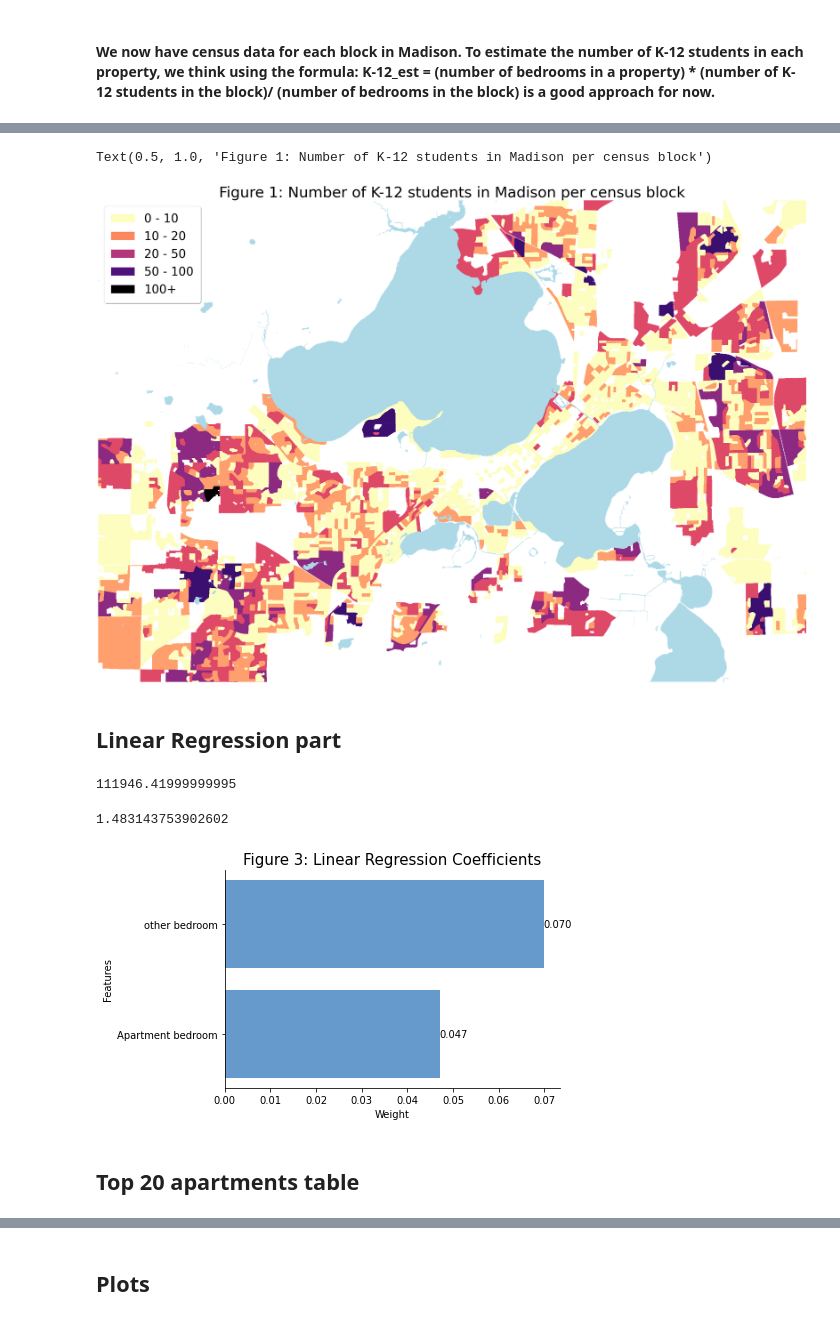
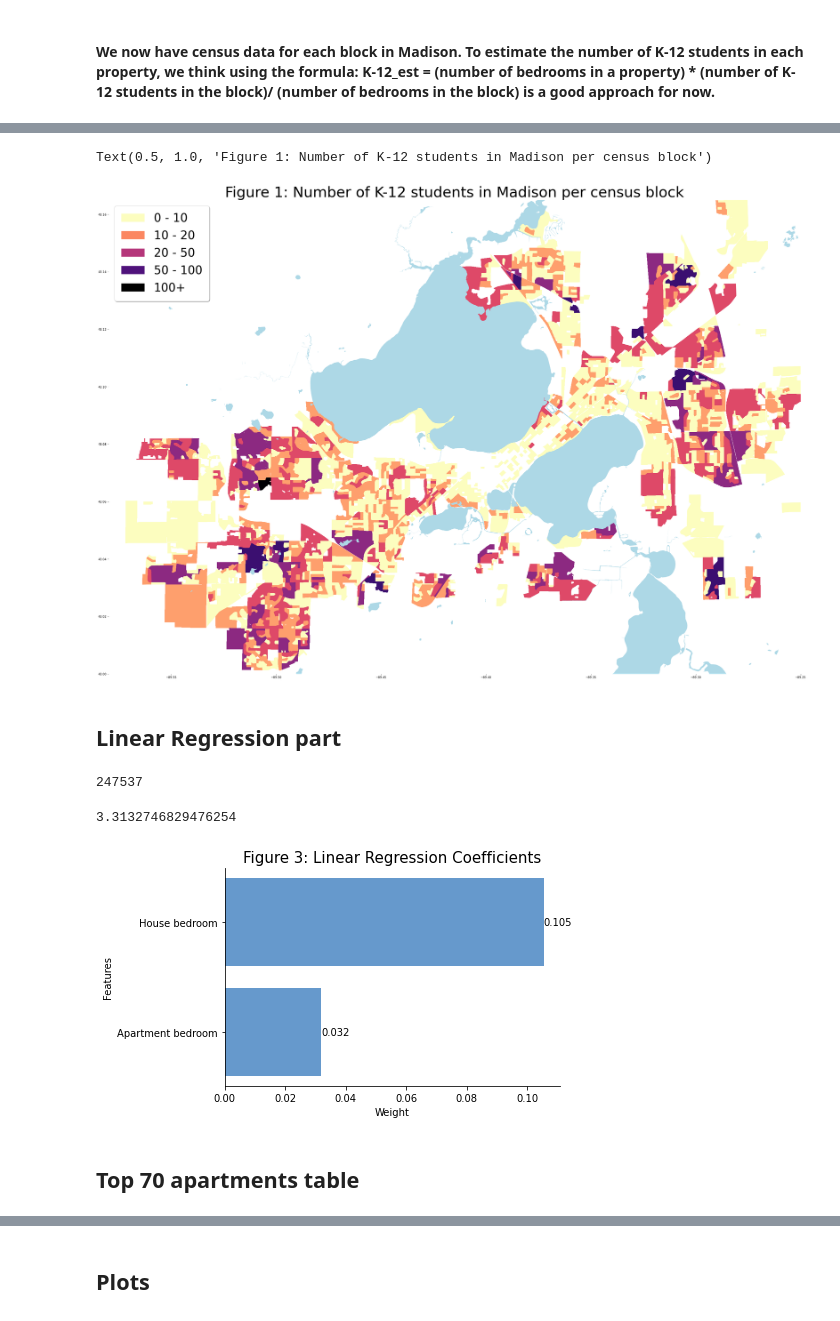
Before and after one commit to wesley0628/Internet-Access-Analysis, a Jupyter notebook: Internet_Access.ipynb, the cells around one changed output, grey strips where cells are left out. Cells and saved outputs as stored; diff of their text form; code cells hidden in the pictures.

Commit message:
Change shp to new shp and fix graph bugs, also consider commercial apartments

```diff
--- a/Internet_Access.ipynb
+++ b/Internet_Access.ipynb
@@ -118,54 +149,58 @@ lake_df = gpd.read_file("lakes.zip")
 # %%
 import matplotlib.patches as mpatches
 import mapclassify as mc
 
 madison = gpd.sjoin(K12_df, dane, how="right", op="within")
 madison = madison[madison["Total_K-12_block"] >= 0]
 bp = mc.UserDefined(madison["Total_K-12_block"], bins=[10, 20, 50, 100, 150])
 ax = madison.plot(figsize = (50, 30), legend=True, scheme = 'UserDefined',
                   classification_kwds={'bins': [10, 20, 50, 100, 150]},
                   k = 5, column='Total_K-12_block', cmap = 'magma_r')
 lake_df.plot(ax=ax,color="lightblue")
 handles, labels = ax.get_legend_handles_labels()
 cmap = plt.get_cmap('magma_r')
 bins = bp.bins
 bins = np.insert(bins, 0, 0)
 LegendElement = [mpatches.Patch(facecolor=cmap(_*0.25), label=f'{int(max(bins[_], 0))} - {int(bins[_+1])}')
                  for _ in range(4)] + [mpatches.Patch(facecolor='black', hatch='', label='100+')]
 ax.legend(handles = LegendElement, loc='upper left', fontsize=40, shadow=True, borderpad=0.6)
 ax.spines['top'].set_visible(False)
 ax.spines['right'].set_visible(False)
 ax.spines['bottom'].set_visible(False)
 ax.spines['left'].set_visible(False)
-ax.set_ylim([43.0125, 43.150])
-ax.set_xlim([-89.55, -89.273])
-ax.axis('off')
+ax.set_ylim([43.000, 43.165])
+ax.set_xlim([-89.58, -89.25])
+# ax.axis('off')
 ax.set_title("Figure 1: Number of K-12 students in Madison per census block", fontsize = 50)
 # %% [output]
 Text(0.5, 1.0, 'Figure 1: Number of K-12 students in Madison per census block')
-[figure, old version]
+[figure, new version]
 # %% [markdown]
 ## Linear Regression part
 # %%
-Condominium_bedroom_block = merged[(merged["PropertyUse"] == "Condominium") | (merged["PropertyUse"] == "2 unit Apartment")
-                                   | (merged["PropertyUse"] == "3 unit Apartment") | (merged["PropertyUse"] == "4 unit Apartment")
-                                   | (merged["PropertyUse"] == "5 unit Apartment") | (merged["PropertyUse"] == "6 unit Apartment")
-                                   | (merged["PropertyUse"] == "7 unit Apartment")]
+# Condominium_bedroom_block = merged[(merged["PropertyUse"] == "Condominium") | (merged["PropertyUse"] == "2 unit Apartment")
+#                                    | (merged["PropertyUse"] == "3 unit Apartment") | (merged["PropertyUse"] == "4 unit Apartment")
+#                                    | (merged["PropertyUse"] == "5 unit Apartment") | (merged["PropertyUse"] == "6 unit Apartment")
+#                                    | (merged["PropertyUse"] == "7 unit Apartment")]
+Condominium_bedroom_block = merged
+Condominium_bedroom_block = Condominium_bedroom_block[Condominium_bedroom_block["PropertyUse"] != "2 Unit"]
+Condominium_bedroom_block = Condominium_bedroom_block[Condominium_bedroom_block["PropertyUse"] != "Single family"]
+Condominium_bedroom_block = Condominium_bedroom_block[Condominium_bedroom_block["PropertyUse"] != "3 To 7 Unit"]
 Condominium_bedroom_block = Condominium_bedroom_block[["Area", "Address", "PropertyUse", "Bedrooms", "Total_K-12_block", "GEO_ID", "BlockBedrooms", "geometry", "area"]]
 Condominium_bedroom_block["Apartment_bedroom"] = Condominium_bedroom_block.groupby(['GEO_ID']).Bedrooms.transform('sum')
-Condominium_bedroom_block["other_bedroom"] = Condominium_bedroom_block["BlockBedrooms"] - Condominium_bedroom_block["Apartment_bedroom"]
+Condominium_bedroom_block["House_bedroom"] = Condominium_bedroom_block["BlockBedrooms"] - Condominium_bedroom_block["Apartment_bedroom"]
 Condominium_bedroom_block = Condominium_bedroom_block.drop_duplicates("GEO_ID")
-Condominium_bedroom_block = Condominium_bedroom_block[["GEO_ID", "Apartment_bedroom", "other_bedroom"]]
+Condominium_bedroom_block = Condominium_bedroom_block[["GEO_ID", "Apartment_bedroom", "House_bedroom"]]
 total_bedroom_block = merged[["GEO_ID", "BlockBedrooms", "Total_K-12_block", "geometry", "area"]]
 total_bedroom_block = total_bedroom_block.drop_duplicates("GEO_ID")
 result = total_bedroom_block.merge(Condominium_bedroom_block, on="GEO_ID", how = "outer")
 result["Apartment_bedroom"].fillna(0, inplace=True)
-result["other_bedroom"].fillna(result["BlockBedrooms"], inplace=True)
+result["House_bedroom"].fillna(result["BlockBedrooms"], inplace=True)
 result["BlockBedrooms"].sum()
 # %% [output]
-111946.41999999995
+247537
 # %%
-xcol = ["Apartment_bedroom", "other_bedroom"]
+xcol = ["Apartment_bedroom", "House_bedroom"]
 model1 = Pipeline([
             ("lr", LinearRegression())
         ])
@@ -187,10 +222,10 @@ ax.spines["right"].set_visible(False)
 ax.set_title("Figure 3: Linear Regression Coefficients", fontsize=15)
 print(model1["lr"].coef_[1] / model1["lr"].coef_[0])
 # %% [output]
-1.483143753902602
+3.3132746829476254
-[figure, old version]
+[figure, new version]
 # %% [markdown]
-## Top 20 apartments table
+## Top 70 apartments table
 # %%
 # sort by the number of K-12 children estimation grouped by Point.
 K12_df["K-12_by_point"] = K12_df.groupby(by=["XCoord", "YCoord"])["K12_est"].transform('sum')
```
Also changed, not shown: parts of 17 cells of this notebook, 4 other files.
